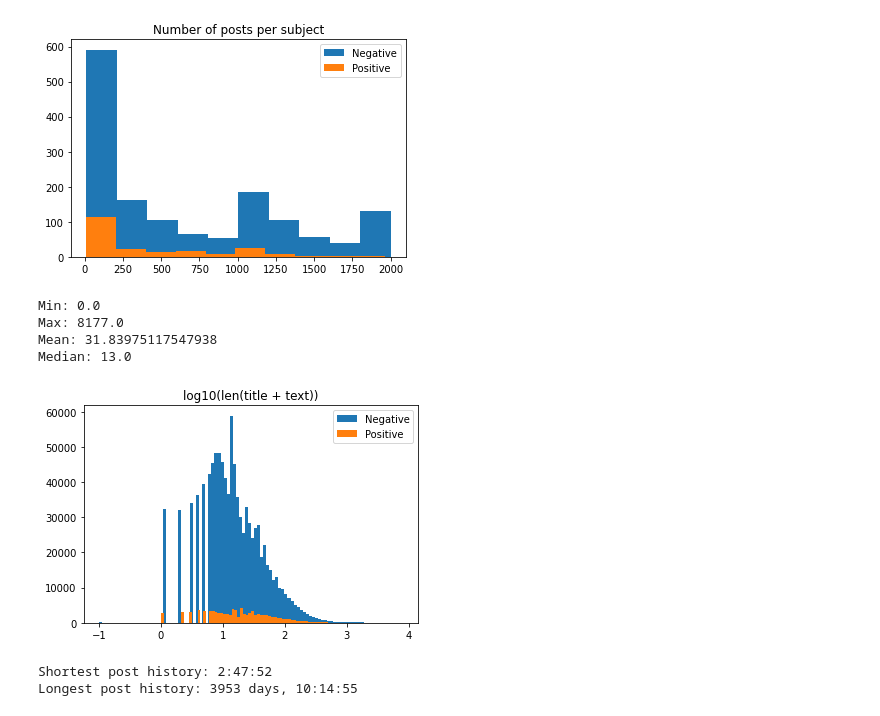
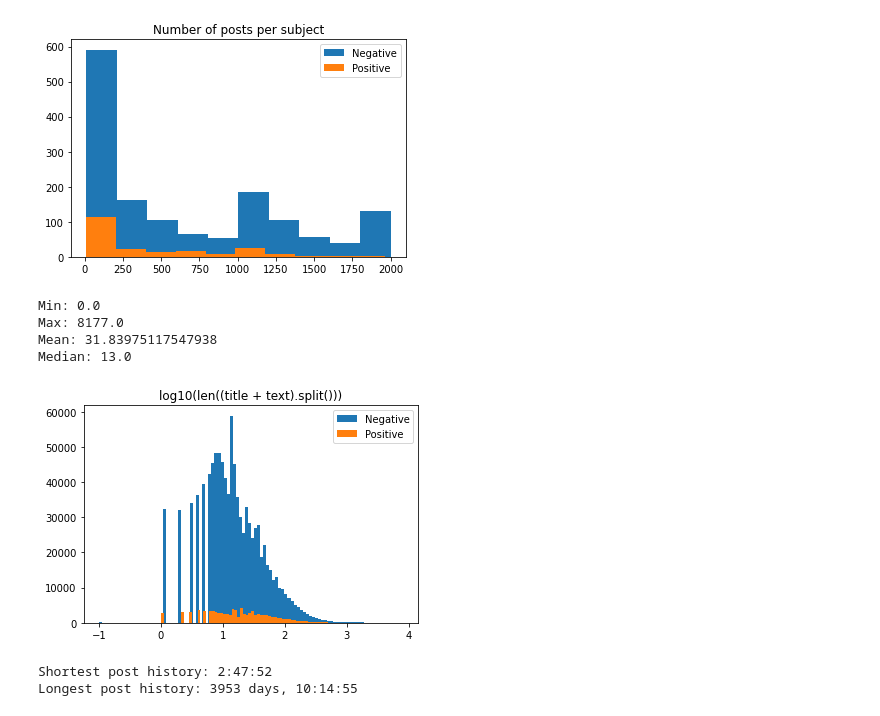
Before and after one commit to saeub/eRisk2022-LauSAn, a Jupyter notebook: exploration.ipynb, the cells around one changed output. Cells and saved outputs as stored; diff of their text form; code cells hidden in the pictures.

Commit message:
fix plot title

```diff
--- a/exploration.ipynb
+++ b/exploration.ipynb
@@ -64,22 +64,22 @@ Median: 366.0
 # %%
 alpha = 0.1
 neg_post_lens = [len((post.title + post.text).split()) + alpha for subject in neg_subjects for post in subject.posts]
 pos_post_lens = [len((post.title + post.text).split()) + alpha for subject in pos_subjects for post in subject.posts]
 fig, ax = plt.subplots()
-ax.set_title("log10(len(title + text))")
+ax.set_title("log10(len((title + text).split()))")
 ax.hist(np.log10(neg_post_lens), bins=100, label="Negative")
 ax.hist(np.log10(pos_post_lens), bins=100, label="Positive")
 ax.legend()
 print("Min:", min(neg_post_lens + pos_post_lens) - alpha)
 print("Max:", max(neg_post_lens + pos_post_lens) - alpha)
 print("Mean:", np.mean(neg_post_lens + pos_post_lens) - alpha)
 print("Median:", np.median(neg_post_lens + pos_post_lens) - alpha)
 # %% [output]
 Min: 0.0
 Max: 8177.0
 Mean: 31.83975117547938
 Median: 13.0
-[figure, old version]
+[figure, new version]
 # %%
 alpha = 0.1
 neg_post_intervals = [(post2.date - post1.date).total_seconds() + alpha for subject in neg_subjects for post1, post2 in zip(subject.posts, subject.posts[1:])]
```
